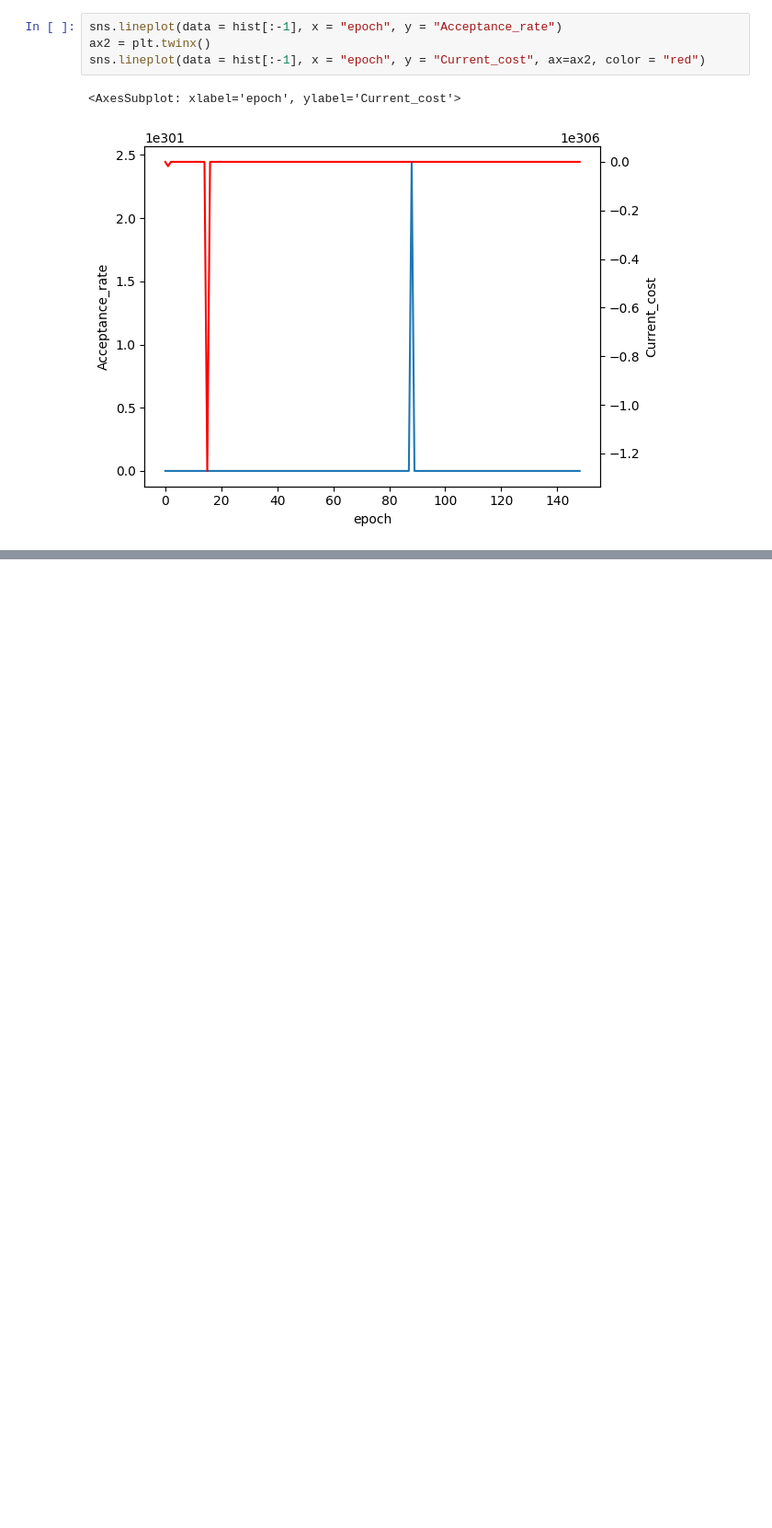
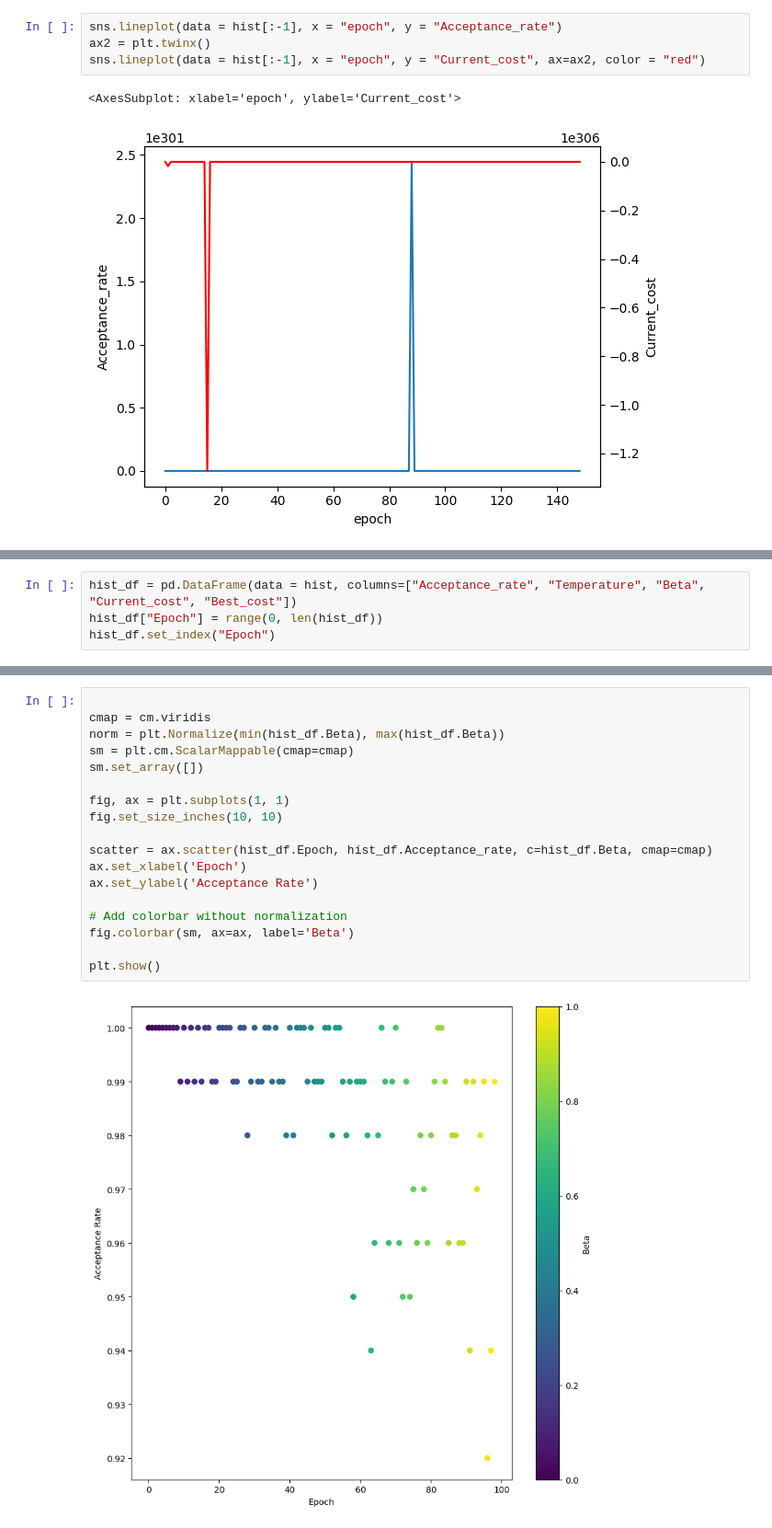
Before and after one commit to LucaSfragara/SimulatedAnnealing, a Jupyter notebook: probl.ipynb, the cells around one changed output, grey strips where cells are left out. Shown at 92% size. Drawn from its saved outputs; the diff is of its cells as text; blank space fills up the shorter version.

```diff
--- a/probl.ipynb
+++ b/probl.ipynb
@@ -288,0 +227,4 @@ sns.heatmap(data = counter_df.Count.to_numpy().reshape(n,n), ax = ax0)
+# %%
+hist_df = pd.DataFrame(data = hist, columns=["Acceptance_rate", "Temperature", "Beta", "Current_cost", "Best_cost"])
+hist_df["Epoch"] = range(0, len(hist_df))
+hist_df.set_index("Epoch")
@@ -288,0 +246,20 @@ sns.heatmap(data = counter_df.Count.to_numpy().reshape(n,n), ax = ax0)
+# %%
+
+cmap = cm.viridis
+norm = plt.Normalize(min(hist_df.Beta), max(hist_df.Beta))
+sm = plt.cm.ScalarMappable(cmap=cmap)
+sm.set_array([])
+
+fig, ax = plt.subplots(1, 1)
+fig.set_size_inches(10, 10)
+
+scatter = ax.scatter(hist_df.Epoch, hist_df.Acceptance_rate, c=hist_df.Beta, cmap=cmap)
+ax.set_xlabel('Epoch')
+ax.set_ylabel('Acceptance Rate')
+
+# Add colorbar without normalization
+fig.colorbar(sm, ax=ax, label='Beta')
+
+plt.show()
+# %% [output]
+[figure, added]
```
Also changed, not shown: parts of 8 cells of this notebook, 3 other files.
